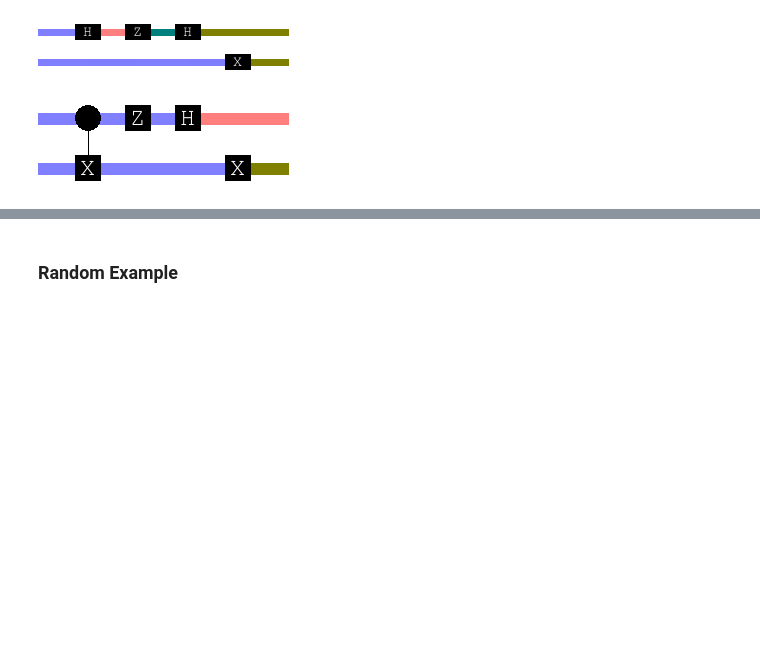
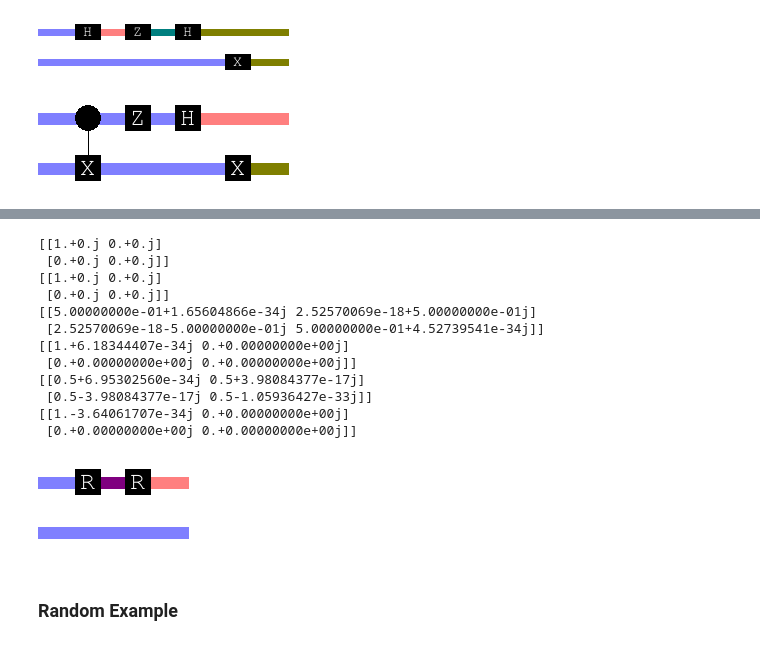
Before and after one commit to jpmarceaux/jpq, a Jupyter notebook: Prototyping.ipynb, the cells around one changed output, grey strips where cells are left out. Saved outputs shown, nothing was run; the diff lists cells and outputs as text; code cells hidden in the pictures; blank space fills up the shorter version.

```diff
--- a/Prototyping.ipynb
+++ b/Prototyping.ipynb
@@ -232,3 +280,22 @@ painter.paint(circ)
+# %%
+layers = [[('r',0, np.pi/2, [1, 0, 0])], [('r',0, np.pi/2, [0, 0, 1])]]
+circ = Circuit(2, layers)
+painter = Painter((50, 50))
+painter.paint(circ)
+# %% [output]
+[[1.+0.j 0.+0.j]
+ [0.+0.j 0.+0.j]]
+[[1.+0.j 0.+0.j]
+ [0.+0.j 0.+0.j]]
+[[5.00000000e-01+1.65604866e-34j 2.52570069e-18+5.00000000e-01j]
+ [2.52570069e-18-5.00000000e-01j 5.00000000e-01+4.52739541e-34j]]
+[[1.+6.18344407e-34j 0.+0.00000000e+00j]
+ [0.+0.00000000e+00j 0.+0.00000000e+00j]]
+[[0.5+6.95302560e-34j 0.5+3.98084377e-17j]
+ [0.5-3.98084377e-17j 0.5-1.05936427e-33j]]
+[[1.-3.64061707e-34j 0.+0.00000000e+00j]
+ [0.+0.00000000e+00j 0.+0.00000000e+00j]]
+[figure, added]
 # %% [markdown]
 ### Random Example
 # %%
```
Also changed, not shown: parts of 7 cells of this notebook.
